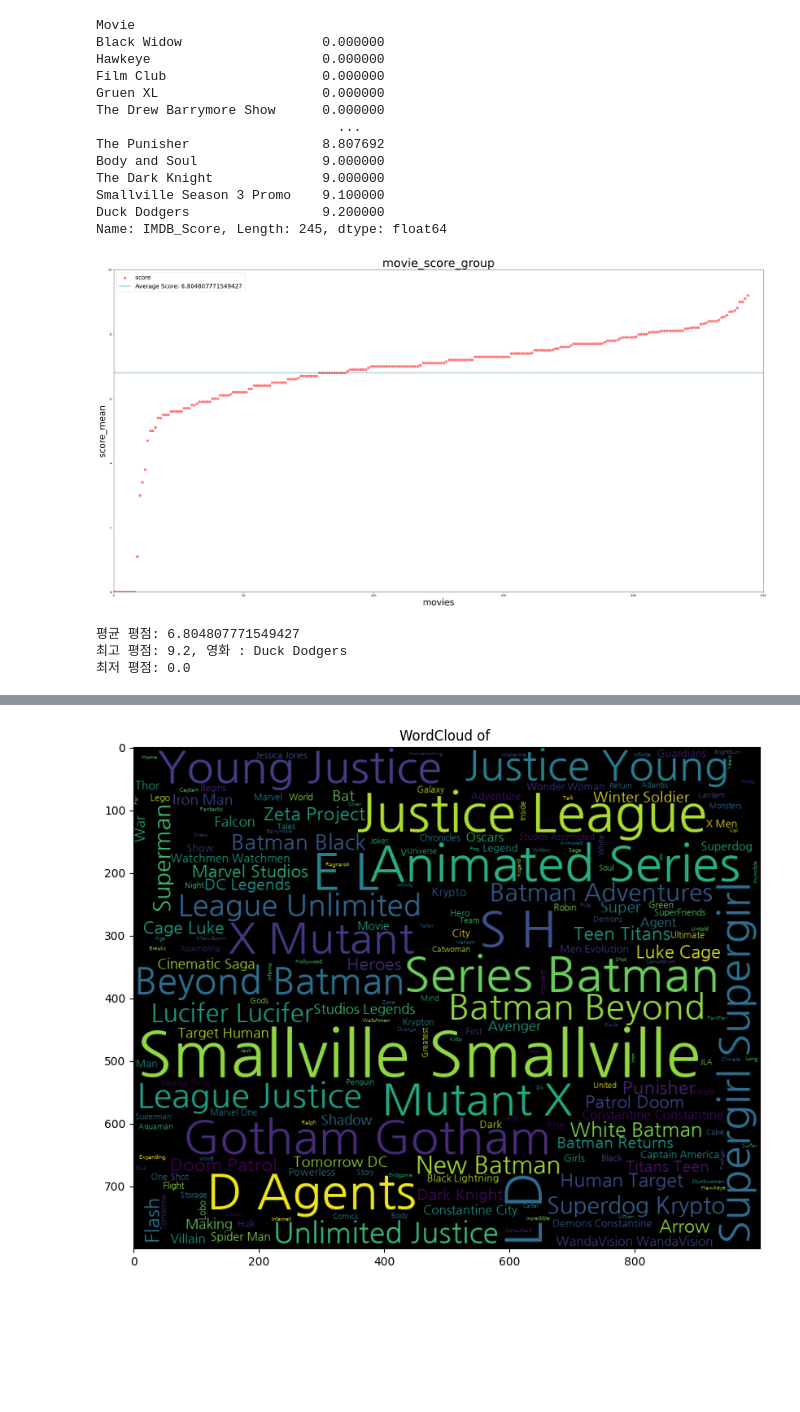
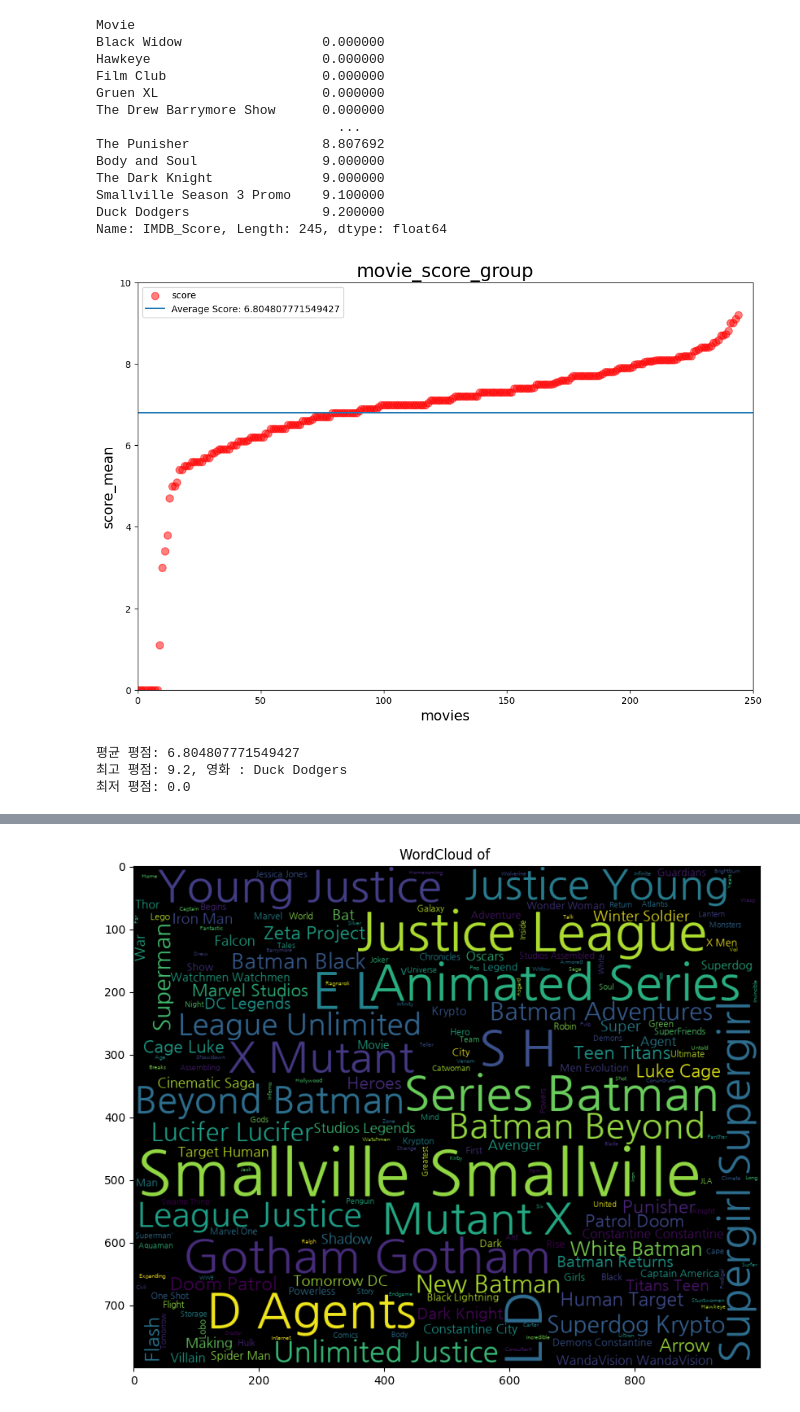
Before and after one commit to karl21-02/netflix_data_analysis, a Jupyter notebook: MarvelDc.ipynb, the cells around one changed output, grey strips where cells are left out. Saved outputs shown, nothing was run; the diff lists cells and outputs as text; code cells hidden in the pictures; blank space fills up the shorter version.

```diff
--- a/MarvelDc.ipynb
+++ b/MarvelDc.ipynb
@@ -141,24 +141,25 @@ Name: IMDB_Score, Length: 245, dtype: float64
 # %%
 import matplotlib.pyplot as plt
 import seaborn as sns
+import numpy as np
 
 # 각 영화 평점 평균을 모두 표시한 것
-plt.figure(figsize=(40, 20))
+plt.figure(figsize=(12, 8))
 plt.scatter(length, movie_score_group.values, alpha=0.5, s=65, color='red', label='score')
-plt.title('movie_score_group', fontsize=40)
-plt.xlabel('movies', fontsize=30)
-plt.ylabel('score_mean', fontsize=30)
+plt.title('movie_score_group', fontsize=20)
+plt.xlabel('movies', fontsize=15)
+plt.ylabel('score_mean', fontsize=15)
 plt.axhline(y=movie_score_group.mean(), linestyle='-', label=f'Average Score: {movie_score_group.mean()}')
 plt.ylim(0, 10)
 plt.xlim(0, 250)
-plt.legend(fontsize=20, loc='upper left')
+plt.legend(fontsize=10, loc='upper left')
 plt.show()
 
 print(f"평균 평점: {movie_score_group.mean()}")
 print(f"최고 평점: {movie_score_group.max()}, 영화 : {movie_score_group.index[244]}")
 print(f"최저 평점: {movie_score_group.min()}")
 # %% [output]
-[figure, old version]
+[figure, new version]
 평균 평점: 6.804807771549427
 최고 평점: 9.2, 영화 : Duck Dodgers
 최저 평점: 0.0
```
Also changed, not shown: parts of 5 cells of this notebook.
